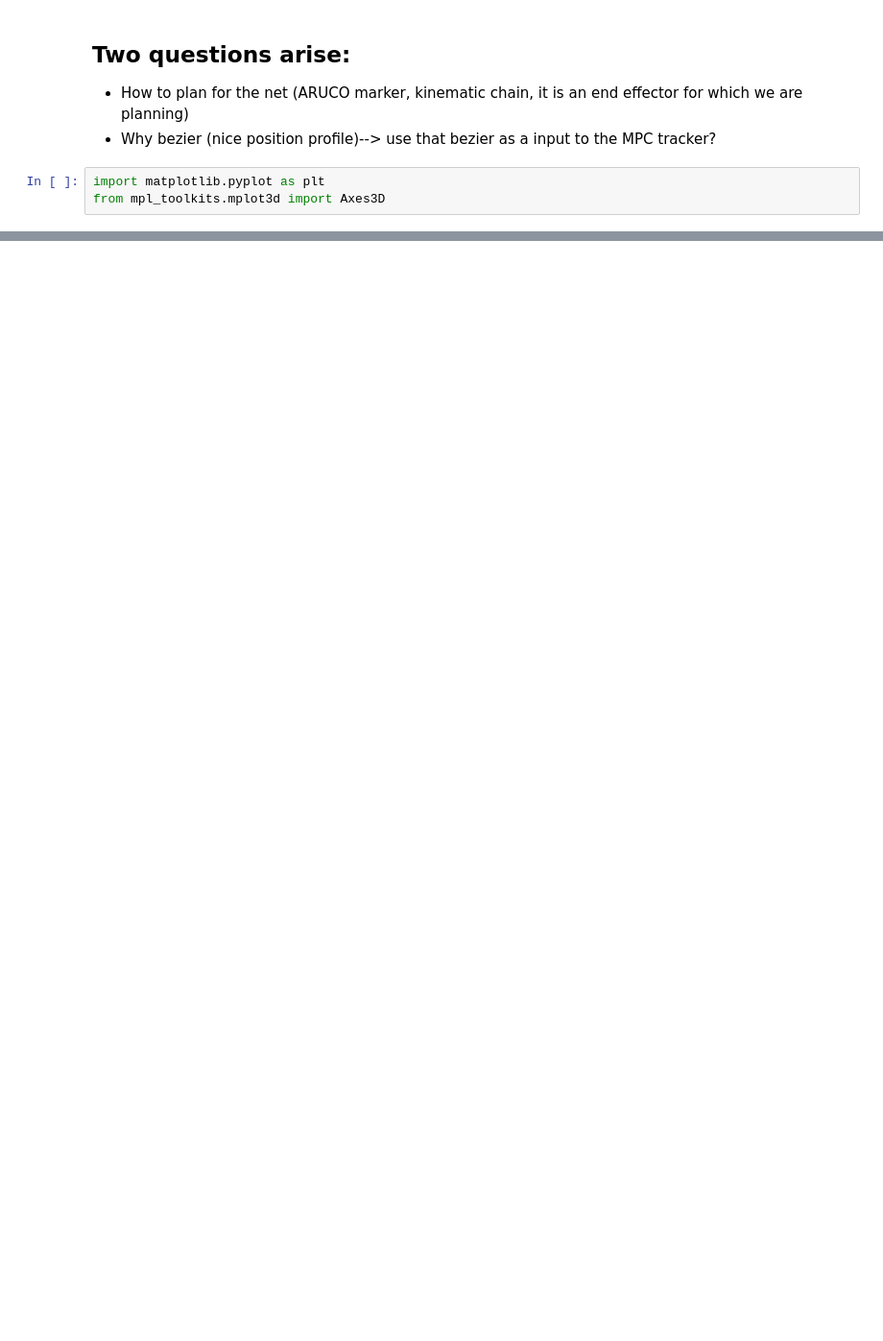
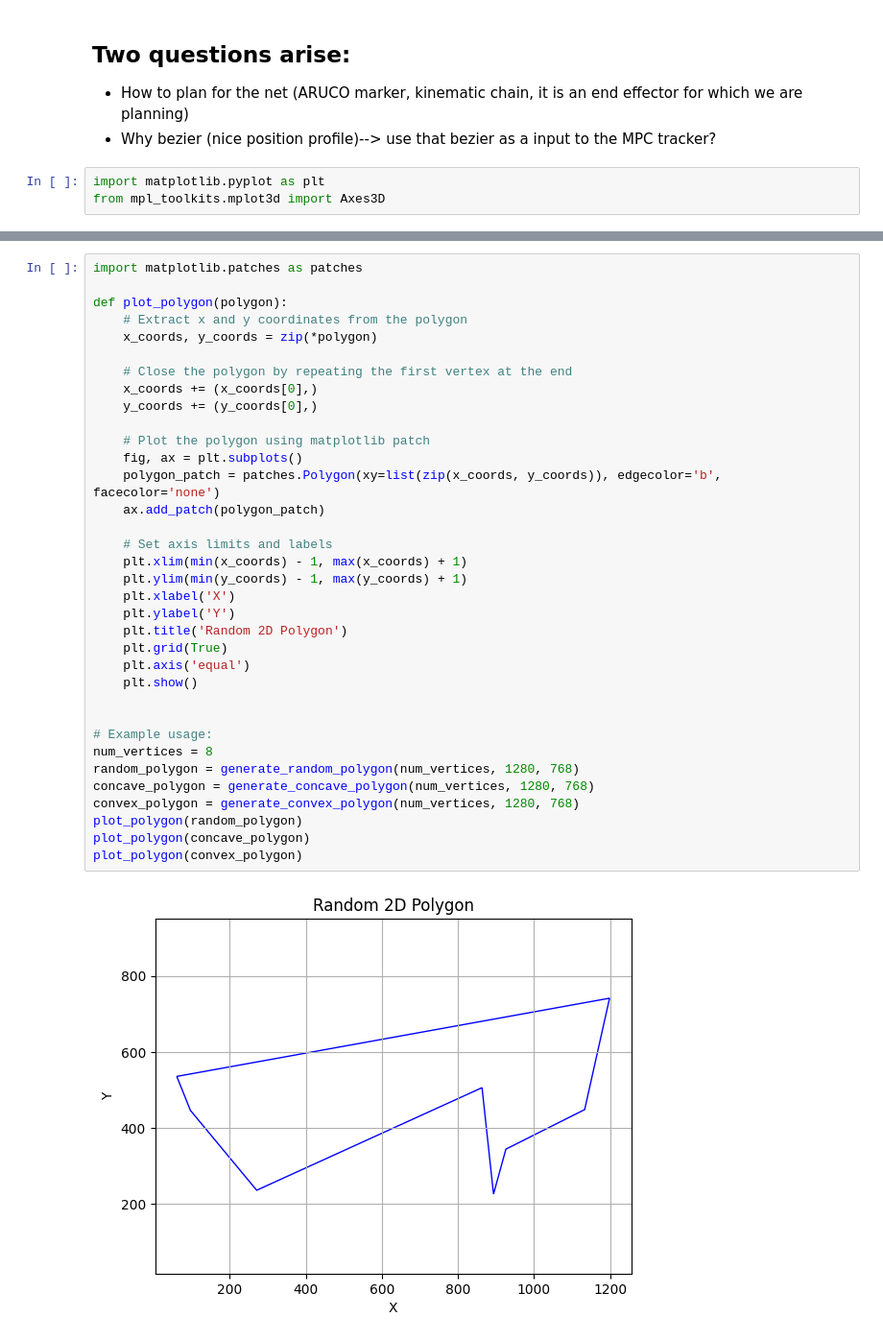
Before and after one commit to fzoric8/ros_utils, a Jupyter notebook: play/BezierLitterPickup.ipynb, the cells around one changed output, grey strips where cells are left out. Shown at 96% size. Cells and saved outputs as stored; diff of their text form; blank space fills up the shorter version.

```diff
--- a/play/BezierLitterPickup.ipynb
+++ b/play/BezierLitterPickup.ipynb
@@ -184,0 +260,37 @@ from mpl_toolkits.mplot3d import Axes3D
+# %%
+import matplotlib.patches as patches
+
+def plot_polygon(polygon):
+    # Extract x and y coordinates from the polygon
+    x_coords, y_coords = zip(*polygon)
+
+    # Close the polygon by repeating the first vertex at the end
+    x_coords += (x_coords[0],)
+    y_coords += (y_coords[0],)
+
+    # Plot the polygon using matplotlib patch
+    fig, ax = plt.subplots()
+    polygon_patch = patches.Polygon(xy=list(zip(x_coords, y_coords)), edgecolor='b', facecolor='none')
+    ax.add_patch(polygon_patch)
+
+    # Set axis limits and labels
+    plt.xlim(min(x_coords) - 1, max(x_coords) + 1)
+    plt.ylim(min(y_coords) - 1, max(y_coords) + 1)
+    plt.xlabel('X')
+    plt.ylabel('Y')
+    plt.title('Random 2D Polygon')
+    plt.grid(True)
+    plt.axis('equal')
+    plt.show()
+
+
+# Example usage:
+num_vertices = 8
+random_polygon = generate_random_polygon(num_vertices, 1280, 768)
+concave_polygon = generate_concave_polygon(num_vertices, 1280, 768)
+convex_polygon = generate_convex_polygon(num_vertices, 1280, 768)
+plot_polygon(random_polygon)
+plot_polygon(concave_polygon)
+plot_polygon(convex_polygon)
+# %% [output]
+[figure, added]
```
Also changed, not shown: parts of 18 cells of this notebook.
